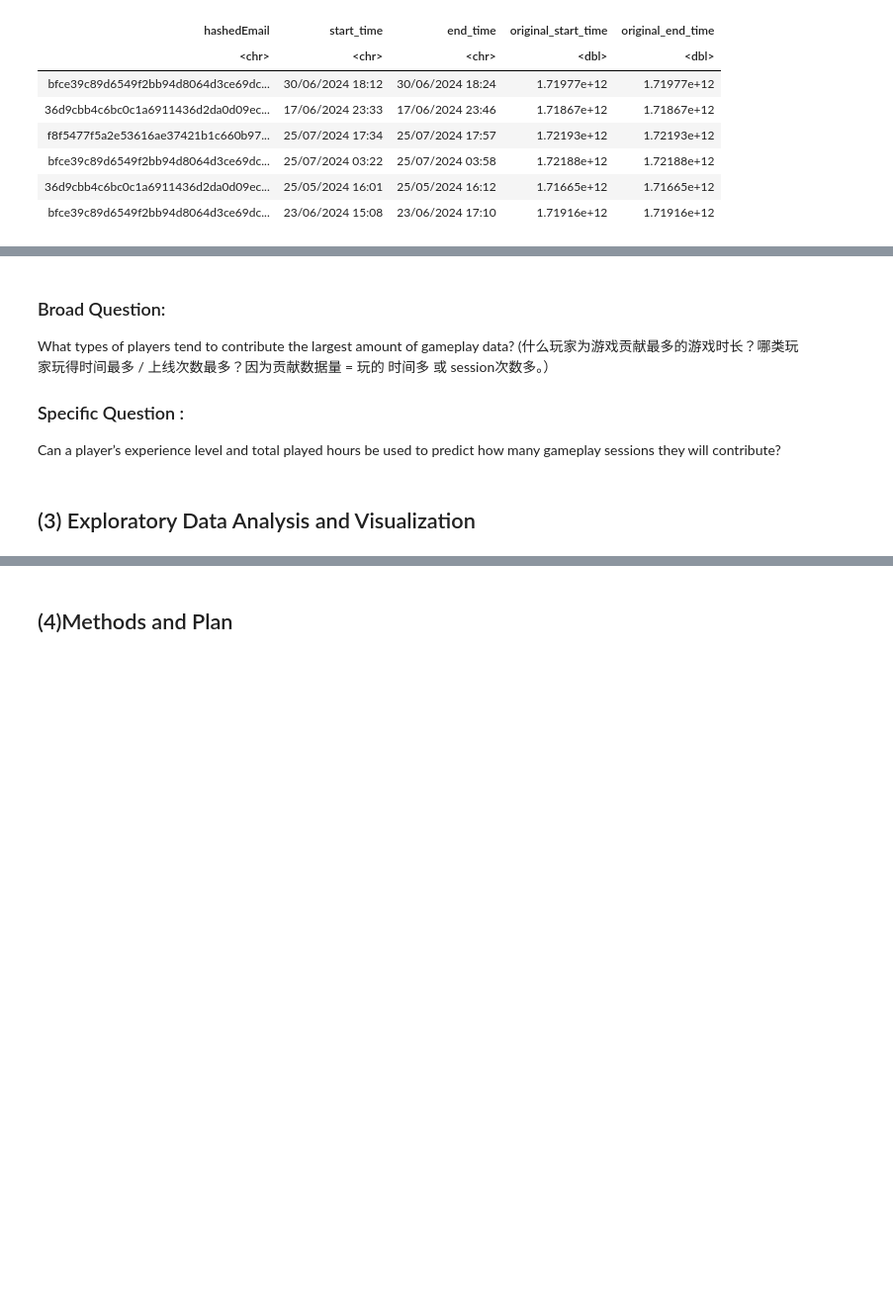
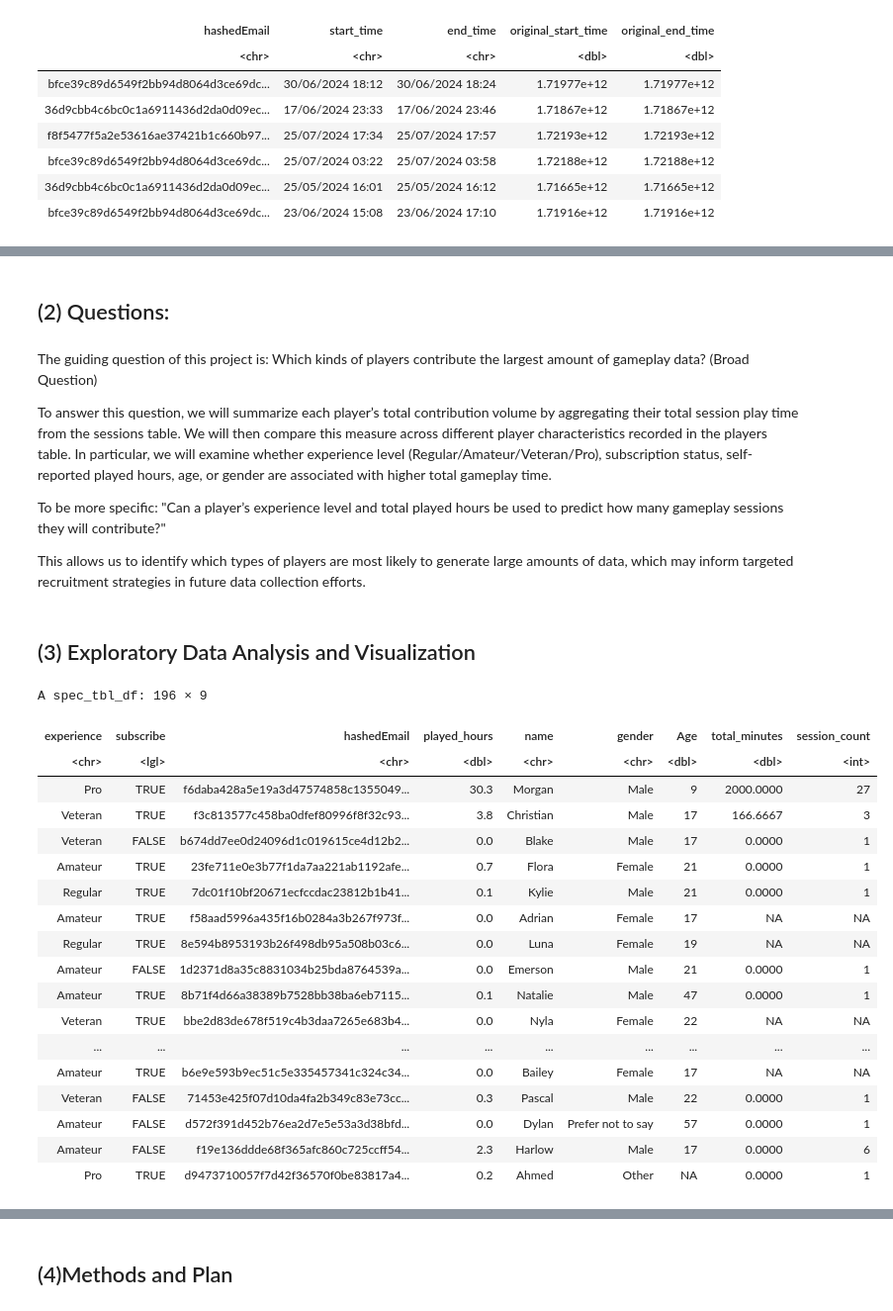
Before and after one commit to huxiaowen623-web/Xiaowen-s-dsc100_project_plan, a Jupyter notebook: individual project plan.ipynb, the cells around one changed output, grey strips where cells are left out. Shown at 99% size. Saved outputs shown, nothing was run; the diff lists cells and outputs as text; code cells hidden in the pictures; blank space fills up the shorter version.

```diff
--- a/individual project plan.ipynb
+++ b/individual project plan.ipynb
@@ -67,9 +104,49 @@ A tibble: 6 × 5
+# %% [markdown]
+## (2) Questions:
 # %% [markdown]
-### Broad Question:
-What types of players tend to contribute the largest amount of gameplay data?
-(什么玩家为游戏贡献最多的游戏时长？哪类玩家玩得时间最多 / 上线次数最多？因为贡献数据量 = 玩的 时间多 或 session次数多。）
+The guiding question of this project is: Which kinds of players contribute the largest amount of gameplay data? (Broad Question)
 
-### Specific Question :
-Can a player’s experience level and total played hours be used to predict how many gameplay sessions they will contribute?
+To answer this question, we will summarize each player’s total contribution volume by aggregating their total session play time from the sessions table. We will then compare this measure across different player characteristics recorded in the players table. In particular, we will examine whether experience level (Regular/Amateur/Veteran/Pro), subscription status, self-reported played hours, age, or gender are associated with higher total gameplay time.
+
+To be more specific: "Can a player’s experience level and total played hours be used to predict how many gameplay sessions they will contribute?"
+
+This allows us to identify which types of players are most likely to generate large amounts of data, which may inform targeted recruitment strategies in future data collection efforts.
 # %% [markdown]
 ## (3) Exploratory Data Analysis and Visualization
+# %%
+# To Calculate sessions' minutes each time
+sessions_clean <- sessions |>
+mutate(session_minutes = (original_end_time - original_start_time) / 60000)
+
+# By player summary: Total duration + number of sessions
+player_contrib <- sessions_clean |>
+group_by(hashedEmail) |>
+summarise(total_minutes = sum(session_minutes, na.rm = TRUE),
+session_count = n(),
+.groups = "drop")
+
+# Merge back into the player information table
+player_data <- players |>
+left_join(player_contrib, by = "hashedEmail")
+
+player_data
+# %% [output]
+A spec_tbl_df: 196 × 9
+| experience | subscribe | hashedEmail | played_hours | name | gender | Age | total_minutes | session_count |
+| <chr> | <lgl> | <chr> | <dbl> | <chr> | <chr> | <dbl> | <dbl> | <int> |
+| Pro | TRUE | f6daba428a5e19a3d47574858c1355049... | 30.3 | Morgan | Male | 9 | 2000.0000 | 27 |
+| Veteran | TRUE | f3c813577c458ba0dfef80996f8f32c93... | 3.8 | Christian | Male | 17 | 166.6667 | 3 |
+| Veteran | FALSE | b674dd7ee0d24096d1c019615ce4d12b2... | 0.0 | Blake | Male | 17 | 0.0000 | 1 |
+| Amateur | TRUE | 23fe711e0e3b77f1da7aa221ab1192afe... | 0.7 | Flora | Female | 21 | 0.0000 | 1 |
+| Regular | TRUE | 7dc01f10bf20671ecfccdac23812b1b41... | 0.1 | Kylie | Male | 21 | 0.0000 | 1 |
+| Amateur | TRUE | f58aad5996a435f16b0284a3b267f973f... | 0.0 | Adrian | Female | 17 | NA | NA |
+| Regular | TRUE | 8e594b8953193b26f498db95a508b03c6... | 0.0 | Luna | Female | 19 | NA | NA |
+| Amateur | FALSE | 1d2371d8a35c8831034b25bda8764539a... | 0.0 | Emerson | Male | 21 | 0.0000 | 1 |
+| Amateur | TRUE | 8b71f4d66a38389b7528bb38ba6eb7115... | 0.1 | Natalie | Male | 47 | 0.0000 | 1 |
+| Veteran | TRUE | bbe2d83de678f519c4b3daa7265e683b4... | 0.0 | Nyla | Female | 22 | NA | NA |
+| ... | ... | ... | ... | ... | ... | ... | ... | ... |
+| Amateur | TRUE | b6e9e593b9ec51c5e335457341c324c34... | 0.0 | Bailey | Female | 17 | NA | NA |
+| Veteran | FALSE | 71453e425f07d10da4fa2b349c83e73cc... | 0.3 | Pascal | Male | 22 | 0.0000 | 1 |
+| Amateur | FALSE | d572f391d452b76ea2d7e5e53a3d38bfd... | 0.0 | Dylan | Prefer not to say | 57 | 0.0000 | 1 |
+| Amateur | FALSE | f19e136ddde68f365afc860c725ccff54... | 2.3 | Harlow | Male | 17 | 0.0000 | 6 |
+| Pro | TRUE | d9473710057f7d42f36570f0be83817a4... | 0.2 | Ahmed | Other | NA | 0.0000 | 1 |
```
Also changed, not shown: parts of 10 cells of this notebook.
